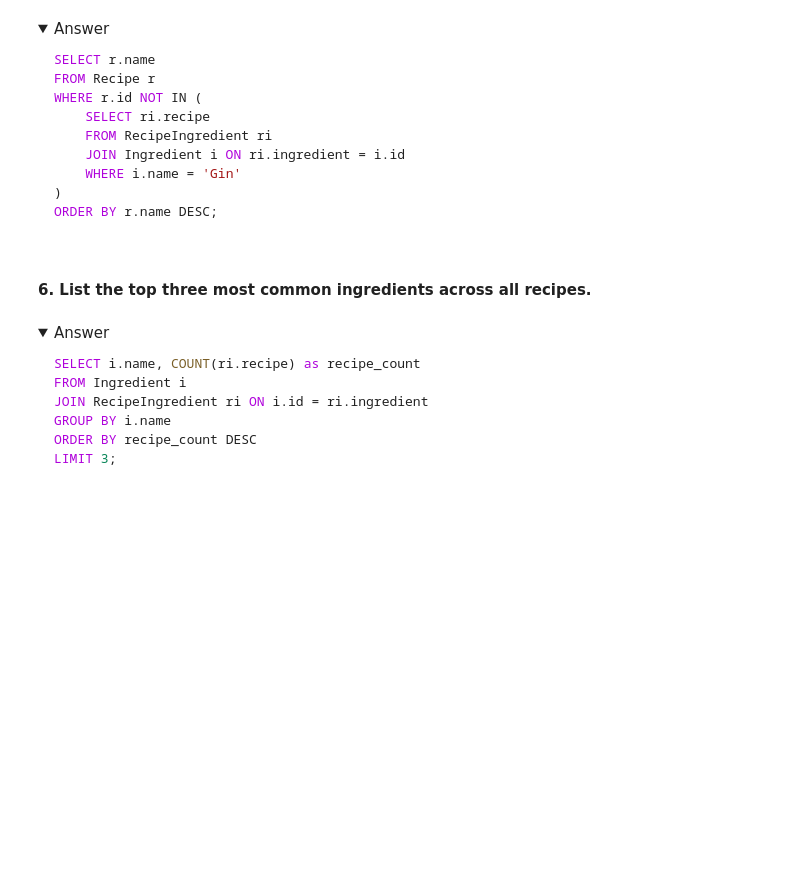
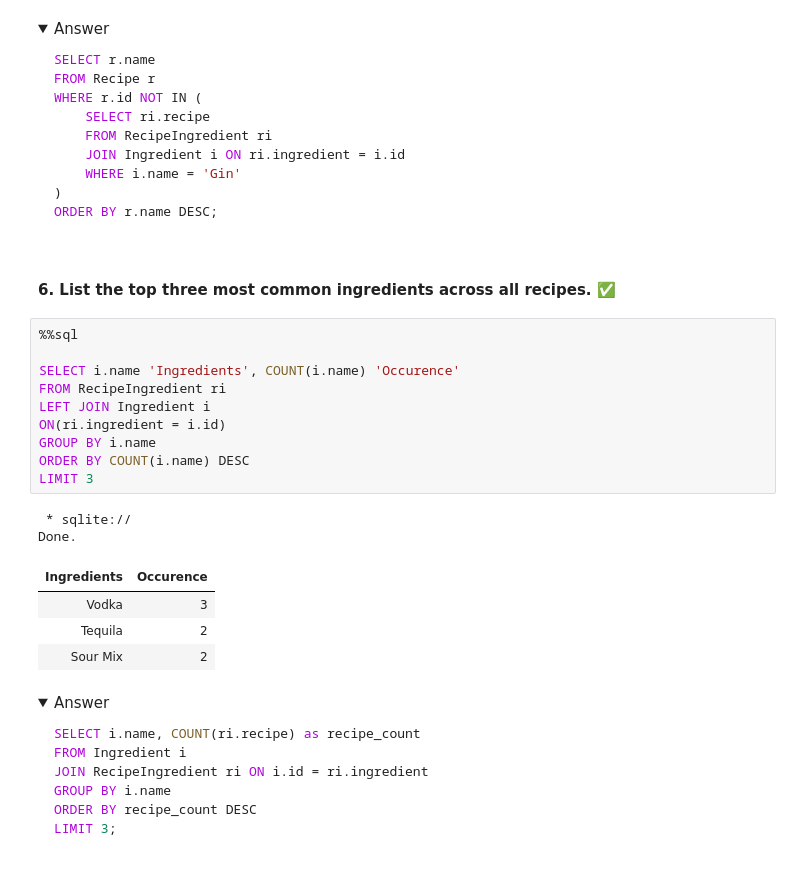
Before and after one commit to Bryanbu2014/database, a Jupyter notebook: exercises-ss24/Aufgabe_Getränke.ipynb, the cells around one changed output. Saved outputs shown, nothing was run; the diff lists cells and outputs as text; folded sections open; blank space fills up the shorter version.

```diff
--- a/exercises-ss24/Aufgabe_Getränke.ipynb
+++ b/exercises-ss24/Aufgabe_Getränke.ipynb
@@ -562,7 +562,24 @@ ORDER BY r.name DESC;
 
 </details>
 # %% [markdown]
-#### **6. List the top three most common ingredients across all recipes.**
+#### **6. List the top three most common ingredients across all recipes.** ✅
+# %%
+%%sql
+
+SELECT i.name 'Ingredients', COUNT(i.name) 'Occurence'
+FROM RecipeIngredient ri
+LEFT JOIN Ingredient i
+ON(ri.ingredient = i.id)
+GROUP BY i.name
+ORDER BY COUNT(i.name) DESC
+LIMIT 3
+# %% [output]
+ * sqlite://
+Done.
+| Ingredients | Occurence |
+| Vodka | 3 |
+| Tequila | 2 |
+| Sour Mix | 2 |
 # %% [markdown]
 <details>
 <summary>Answer</summary>
```
Also changed, not shown: parts of 2 cells of this notebook.
